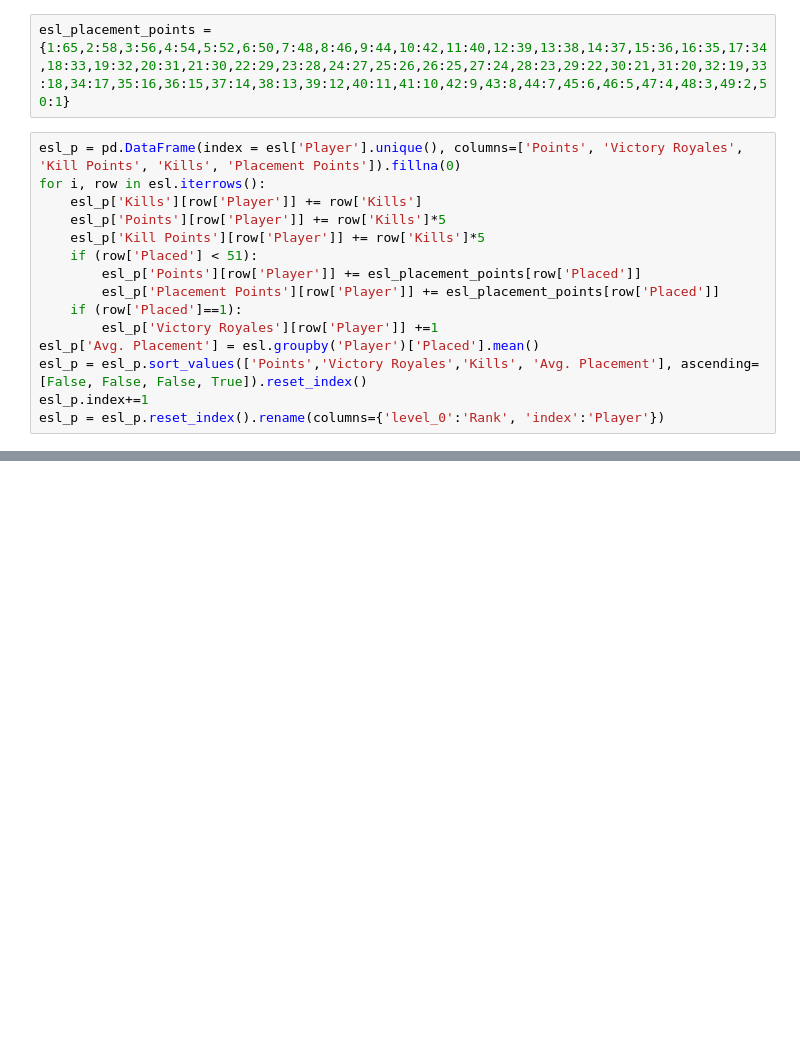
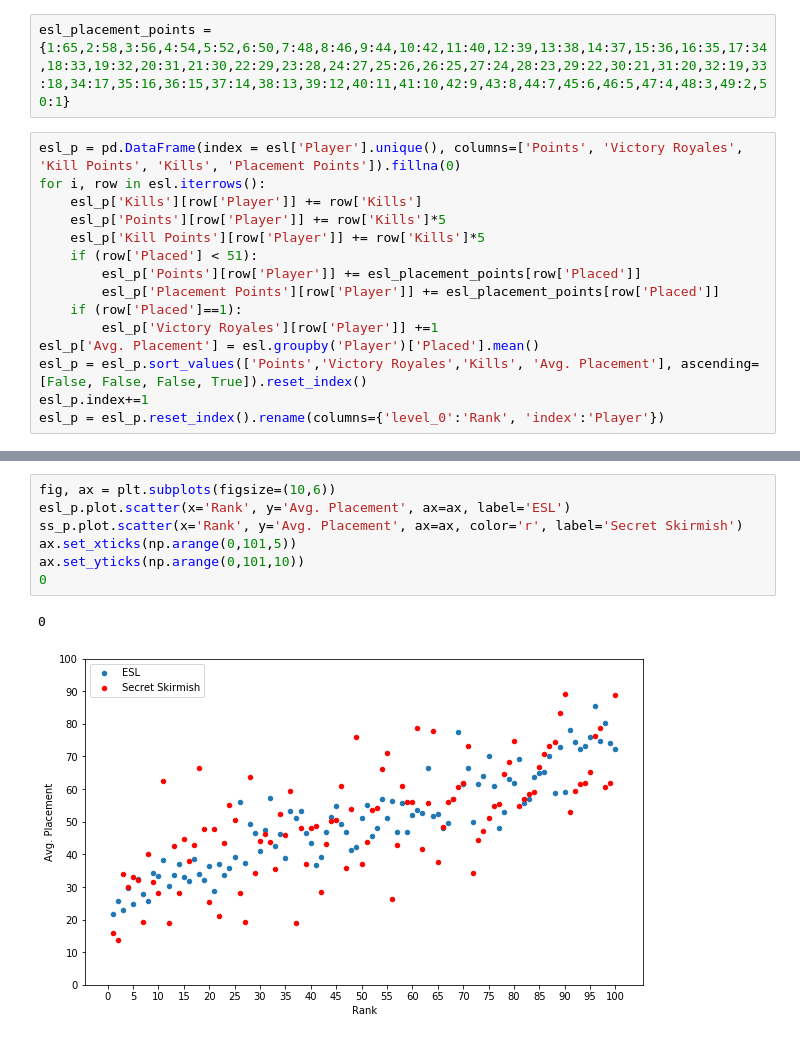
Before and after one commit to ejyap/ESLAnalysis, a Jupyter notebook: analysis.ipynb, the cells around one changed output, grey strips where cells are left out. Drawn from its saved outputs; the diff is of its cells as text; blank space fills up the shorter version.

```diff
--- a/analysis.ipynb
+++ b/analysis.ipynb
@@ -75,0 +146,10 @@ esl_p.sort_values('Avg. Placement').tail(10)
+# %%
+fig, ax = plt.subplots(figsize=(10,6))
+esl_p.plot.scatter(x='Rank', y='Avg. Placement', ax=ax, label='ESL')
+ss_p.plot.scatter(x='Rank', y='Avg. Placement', ax=ax, color='r', label='Secret Skirmish')
+ax.set_xticks(np.arange(0,101,5))
+ax.set_yticks(np.arange(0,101,10))
+0
+# %% [output]
+0
+[figure, added]
```
Also changed, not shown: parts of 43 cells of this notebook.
